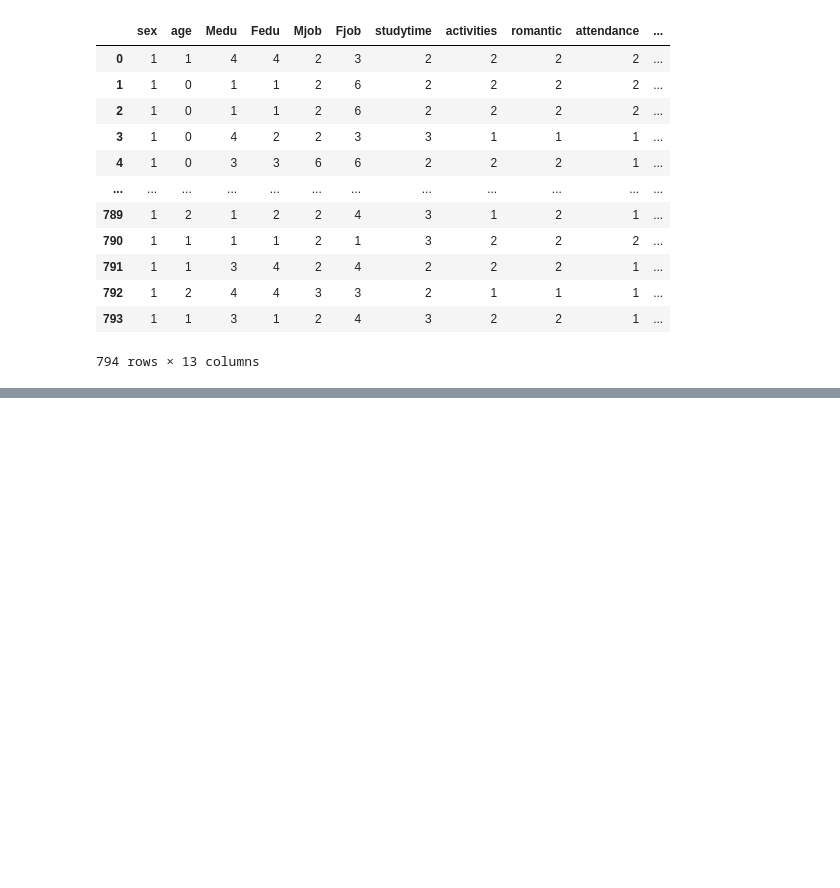
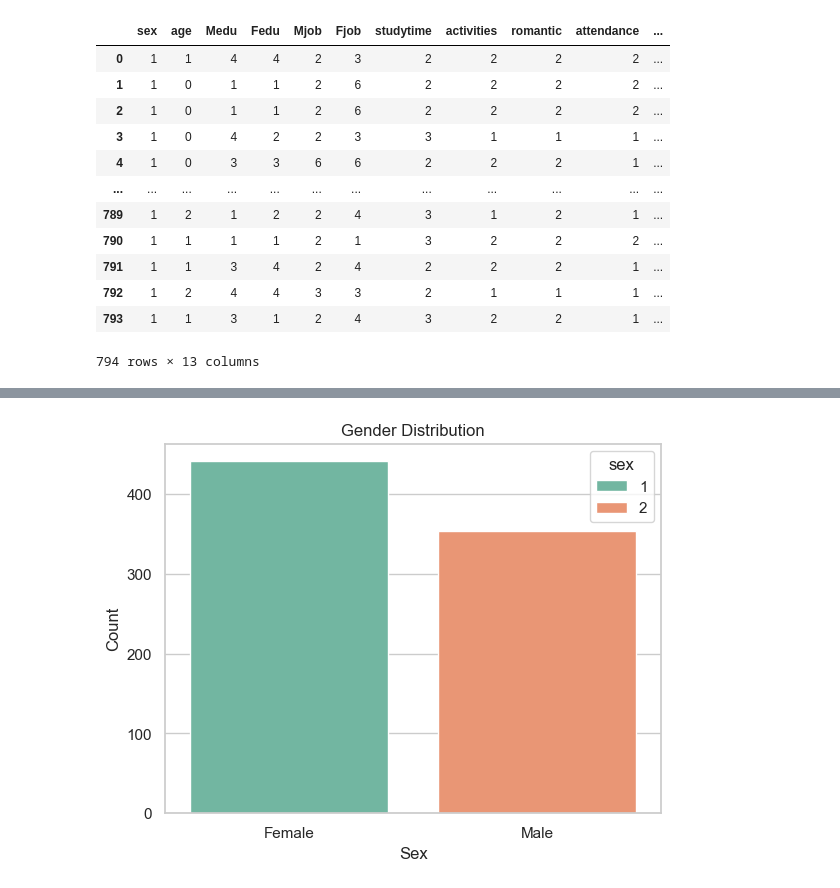
Before and after one commit to TimothyEngCS/Student_Academic_Predictor, a Jupyter notebook: mainProject.ipynb, the cells around one changed output, grey strips where cells are left out. Cells and saved outputs as stored; diff of their text form; code cells hidden in the pictures; blank space fills up the shorter version.

```diff
--- a/mainProject.ipynb
+++ b/mainProject.ipynb
@@ -227,0 +244,13 @@ Passing `palette` without assigning `hue` is deprecated and will be removed in v
+# %%
+# Chart for distribution of gender
+sns.countplot(x='sex', data=merged_df, hue='sex', palette='Set2')
+
+# Labels, 1 for Female and 2 for Male
+plt.xticks(ticks=[0, 1], labels=['Female', 'Male'])
+
+plt.title('Gender Distribution')
+plt.xlabel('Sex')
+plt.ylabel('Count')
+plt.show()
+# %% [output]
+[figure, added]
```
Also changed, not shown: parts of 7 cells of this notebook.
